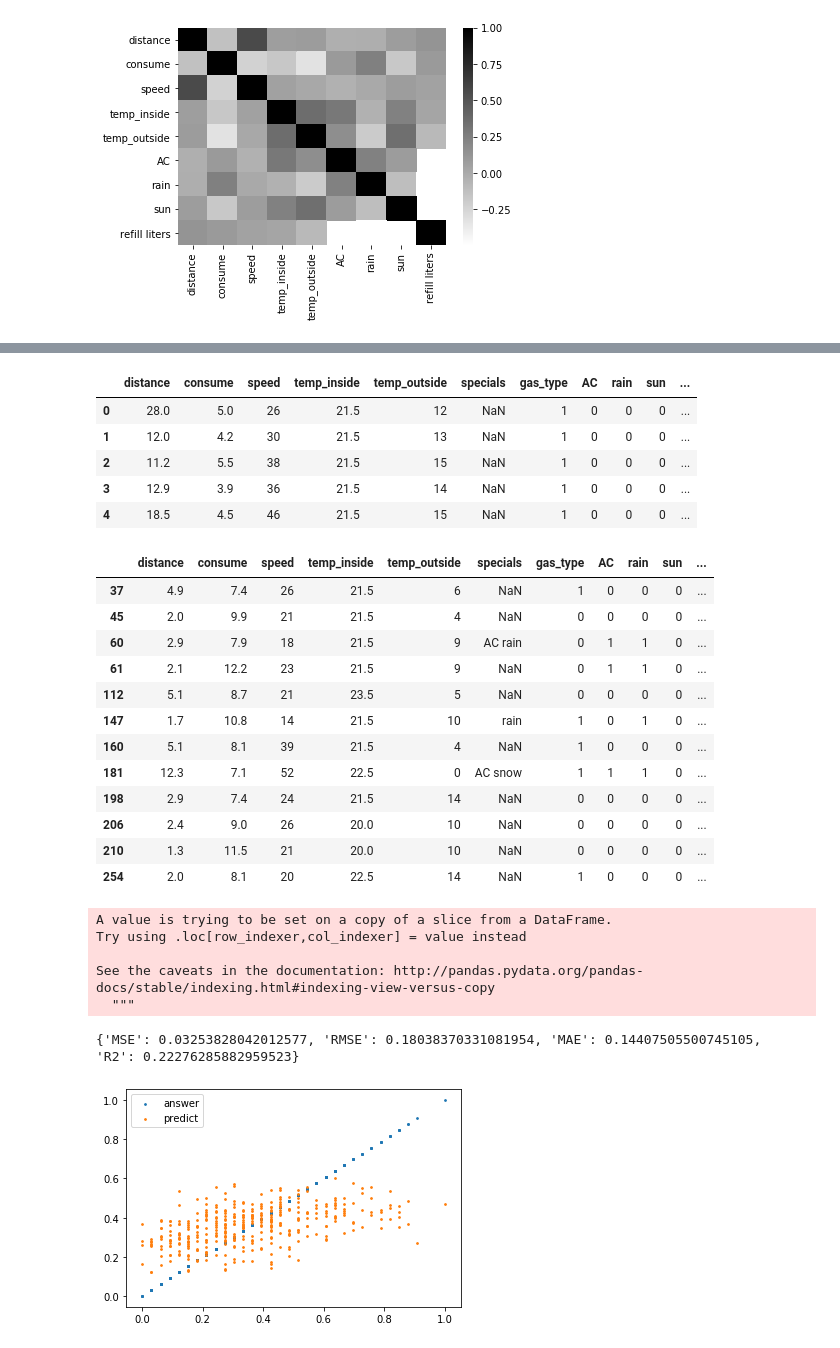
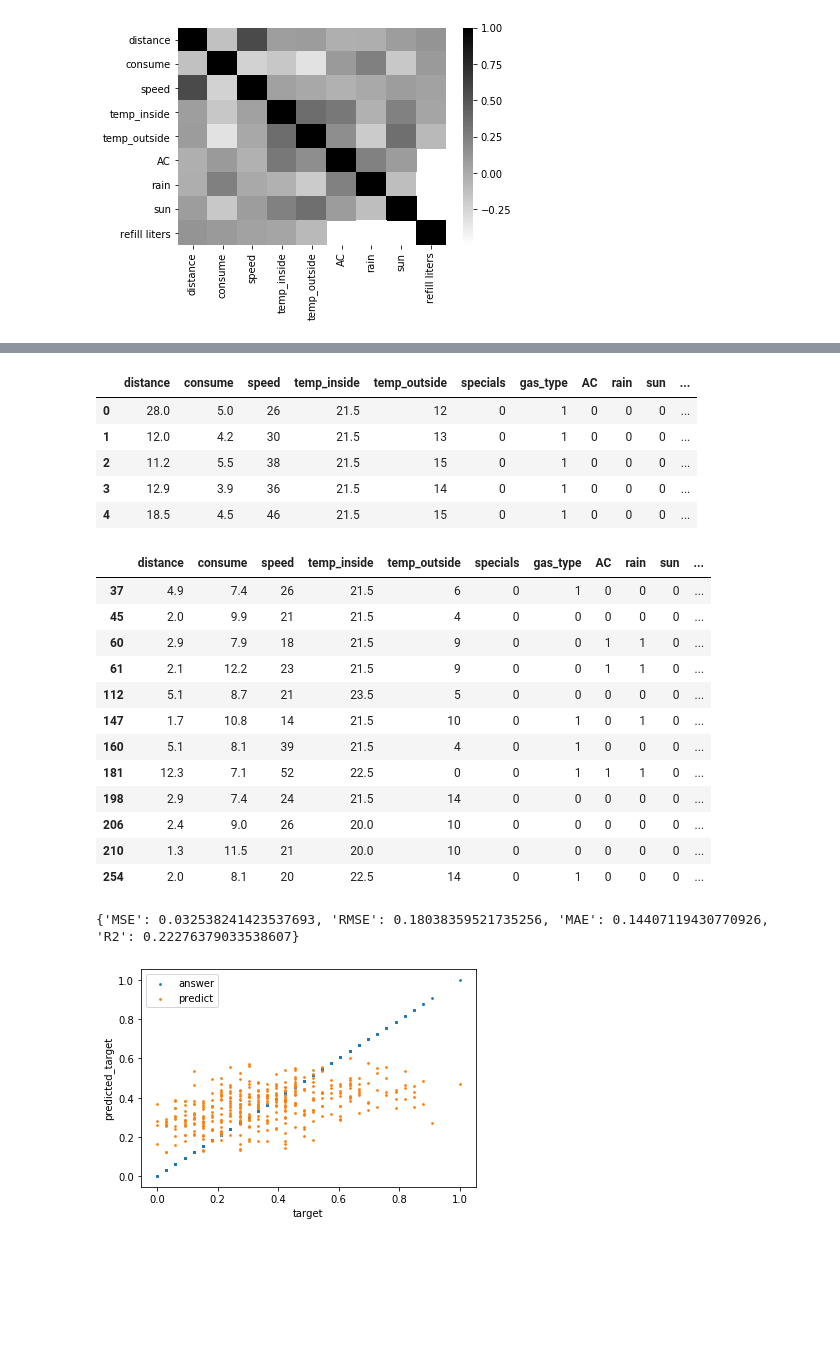
Before and after one commit to kt38k/CarFuelConsumption, a Jupyter notebook: Day1_work_三宅海斗.ipynb, the cells around one changed output, grey strips where cells are left out. Cells and saved outputs as stored; diff of their text form; code cells hidden in the pictures; blank space fills up the shorter version.

Commit message:
add specials

```diff
--- a/Day1_work_三宅海斗.ipynb
+++ b/Day1_work_三宅海斗.ipynb
@@ -34,6 +34,8 @@ def output_prediction(data, target):
 
     plt.scatter(target, target, label="answer", s=3)
     plt.scatter(target, predicted_target, label="predict", s=3)
+    plt.xlabel("target")
+    plt.ylabel("predicted_target")
     plt.legend()
     plt.show()
 # %%
@@ -92,9 +94,10 @@ refill gas       375
 dtype: int64
 # %%
 df['gas_type'] = pd.get_dummies(df['gas_type'])
+df['specials'] = pd.get_dummies(df['specials'])
 df['temp_inside'] = df['temp_inside'].fillna(df['temp_inside'].mean())
 target = df['consume']
-data = df.loc[:, ['distance', "speed", 'temp_inside' , 'temp_outside', 'gas_type', 'AC', 'rain', 'sun']]
+data = df.loc[:, ['distance', "speed", 'temp_inside' , 'temp_outside', 'gas_type', 'specials','AC', 'rain', 'sun']]
 # %%
 output_prediction(data, target)
 # %% [output]
@@ -122,47 +125,42 @@ output_prediction(normalized_data, normalized_target)
 df.head()
 # %% [output]
 |  | distance | consume | speed | temp_inside | temp_outside | specials | gas_type | AC | rain | sun | ... |
-| 0 | 28.0 | 5.0 | 26 | 21.5 | 12 | NaN | 1 | 0 | 0 | 0 | ... |
-| 1 | 12.0 | 4.2 | 30 | 21.5 | 13 | NaN | 1 | 0 | 0 | 0 | ... |
-| 2 | 11.2 | 5.5 | 38 | 21.5 | 15 | NaN | 1 | 0 | 0 | 0 | ... |
-| 3 | 12.9 | 3.9 | 36 | 21.5 | 14 | NaN | 1 | 0 | 0 | 0 | ... |
-| 4 | 18.5 | 4.5 | 46 | 21.5 | 15 | NaN | 1 | 0 | 0 | 0 | ... |
+| 0 | 28.0 | 5.0 | 26 | 21.5 | 12 | 0 | 1 | 0 | 0 | 0 | ... |
+| 1 | 12.0 | 4.2 | 30 | 21.5 | 13 | 0 | 1 | 0 | 0 | 0 | ... |
+| 2 | 11.2 | 5.5 | 38 | 21.5 | 15 | 0 | 1 | 0 | 0 | 0 | ... |
+| 3 | 12.9 | 3.9 | 36 | 21.5 | 14 | 0 | 1 | 0 | 0 | 0 | ... |
+| 4 | 18.5 | 4.5 | 46 | 21.5 | 15 | 0 | 1 | 0 | 0 | 0 | ... |
 # %%
 df[df['consume'] > 7]
 # %% [output]
 |  | distance | consume | speed | temp_inside | temp_outside | specials | gas_type | AC | rain | sun | ... |
-| 37 | 4.9 | 7.4 | 26 | 21.5 | 6 | NaN | 1 | 0 | 0 | 0 | ... |
-| 45 | 2.0 | 9.9 | 21 | 21.5 | 4 | NaN | 0 | 0 | 0 | 0 | ... |
-| 60 | 2.9 | 7.9 | 18 | 21.5 | 9 | AC rain | 0 | 1 | 1 | 0 | ... |
-| 61 | 2.1 | 12.2 | 23 | 21.5 | 9 | NaN | 0 | 1 | 1 | 0 | ... |
-| 112 | 5.1 | 8.7 | 21 | 23.5 | 5 | NaN | 0 | 0 | 0 | 0 | ... |
-| 147 | 1.7 | 10.8 | 14 | 21.5 | 10 | rain | 1 | 0 | 1 | 0 | ... |
-| 160 | 5.1 | 8.1 | 39 | 21.5 | 4 | NaN | 1 | 0 | 0 | 0 | ... |
-| 181 | 12.3 | 7.1 | 52 | 22.5 | 0 | AC snow | 1 | 1 | 1 | 0 | ... |
-| 198 | 2.9 | 7.4 | 24 | 21.5 | 14 | NaN | 0 | 0 | 0 | 0 | ... |
-| 206 | 2.4 | 9.0 | 26 | 20.0 | 10 | NaN | 0 | 0 | 0 | 0 | ... |
-| 210 | 1.3 | 11.5 | 21 | 20.0 | 10 | NaN | 0 | 0 | 0 | 0 | ... |
-| 254 | 2.0 | 8.1 | 20 | 22.5 | 14 | NaN | 1 | 0 | 0 | 0 | ... |
+| 37 | 4.9 | 7.4 | 26 | 21.5 | 6 | 0 | 1 | 0 | 0 | 0 | ... |
+| 45 | 2.0 | 9.9 | 21 | 21.5 | 4 | 0 | 0 | 0 | 0 | 0 | ... |
+| 60 | 2.9 | 7.9 | 18 | 21.5 | 9 | 0 | 0 | 1 | 1 | 0 | ... |
+| 61 | 2.1 | 12.2 | 23 | 21.5 | 9 | 0 | 0 | 1 | 1 | 0 | ... |
+| 112 | 5.1 | 8.7 | 21 | 23.5 | 5 | 0 | 0 | 0 | 0 | 0 | ... |
+| 147 | 1.7 | 10.8 | 14 | 21.5 | 10 | 0 | 1 | 0 | 1 | 0 | ... |
+| 160 | 5.1 | 8.1 | 39 | 21.5 | 4 | 0 | 1 | 0 | 0 | 0 | ... |
+| 181 | 12.3 | 7.1 | 52 | 22.5 | 0 | 0 | 1 | 1 | 1 | 0 | ... |
+| 198 | 2.9 | 7.4 | 24 | 21.5 | 14 | 0 | 0 | 0 | 0 | 0 | ... |
+| 206 | 2.4 | 9.0 | 26 | 20.0 | 10 | 0 | 0 | 0 | 0 | 0 | ... |
+| 210 | 1.3 | 11.5 | 21 | 20.0 | 10 | 0 | 0 | 0 | 0 | 0 | ... |
+| 254 | 2.0 | 8.1 | 20 | 22.5 | 14 | 0 | 1 | 0 | 0 | 0 | ... |
 # %%
 # consumeが7以下で最小値を取り除いたものでやってみる
-df_2 = df[(df['consume'] < 7) & (df['consume'] != df['consume'].min())]
+df = df[(df['consume'] < 7) & (df['consume'] != df['consume'].min())]
 
 # 欠損値を平均で埋める
-df_2['temp_inside'] = df_2['temp_inside'].fillna(df_2['temp_inside'].mean())
+df['temp_inside'] = df['temp_inside'].fillna(df['temp_inside'].mean())
 
-target = df_2['consume']
-data = df_2.loc[:, ['distance', "speed", 'temp_inside', 'temp_outside', 'gas_type', 'AC', 'rain', 'sun']]
+target = df['consume']
+data = df.loc[:, ['distance', "speed", 'temp_inside' , 'temp_outside', 'gas_type', 'specials','AC', 'rain', 'sun']]
 
 # 0~1で正規化
 normalized_data = data.apply(lambda x: (x - np.min(x)) / (np.max(x) - np.min(x)))
 normalized_target = target.apply(lambda x: (x-np.min(target)) / (np.max(target)-np.min(target)))
 
 output_prediction(normalized_data, normalized_target)
 # %% [output]
-A value is trying to be set on a copy of a slice from a DataFrame.
-Try using .loc[row_indexer,col_indexer] = value instead
-
-See the caveats in the documentation: http://pandas.pydata.org/pandas-docs/stable/indexing.html#indexing-view-versus-copy
-  """
+{'MSE': 0.032538241423537693, 'RMSE': 0.18038359521735256, 'MAE': 0.14407119430770926, 'R2': 0.22276379033538607}
-{'MSE': 0.03253828042012577, 'RMSE': 0.18038370331081954, 'MAE': 0.14407505500745105, 'R2': 0.22276285882959523}
-[figure, old version]
+[figure, new version]
```
Also changed, not shown: parts of 4 cells of this notebook.
